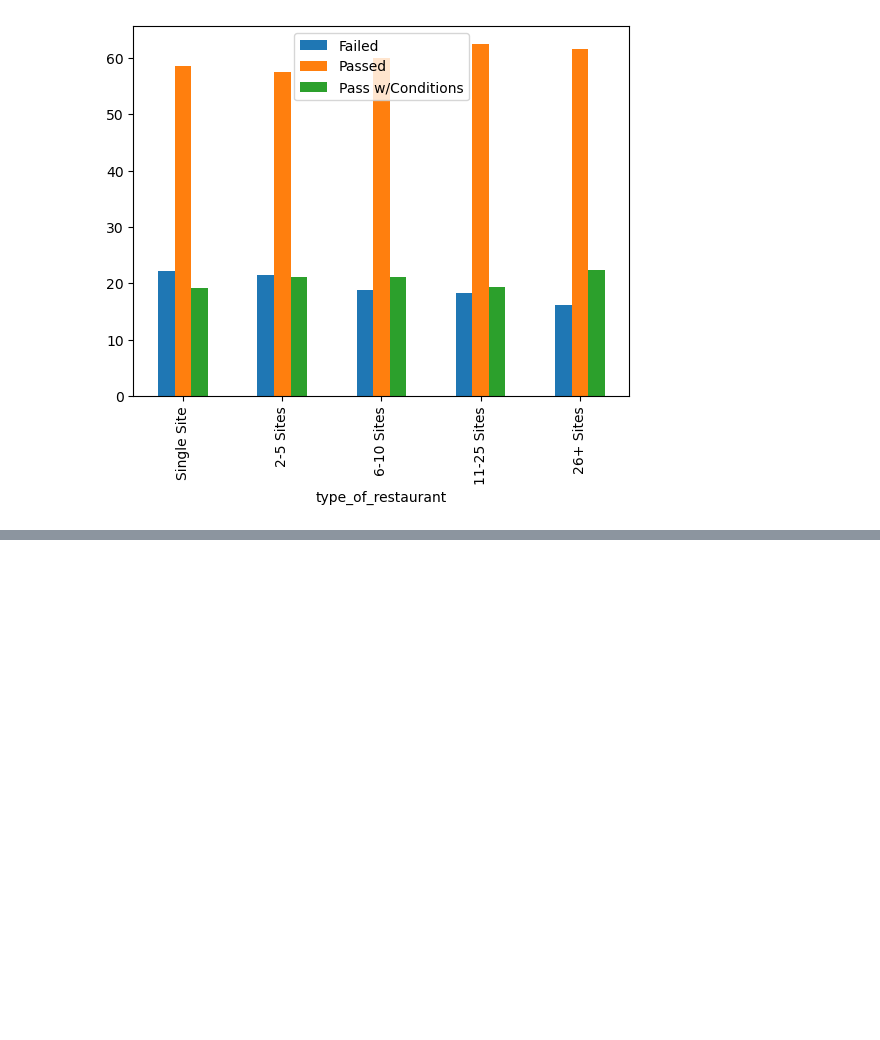
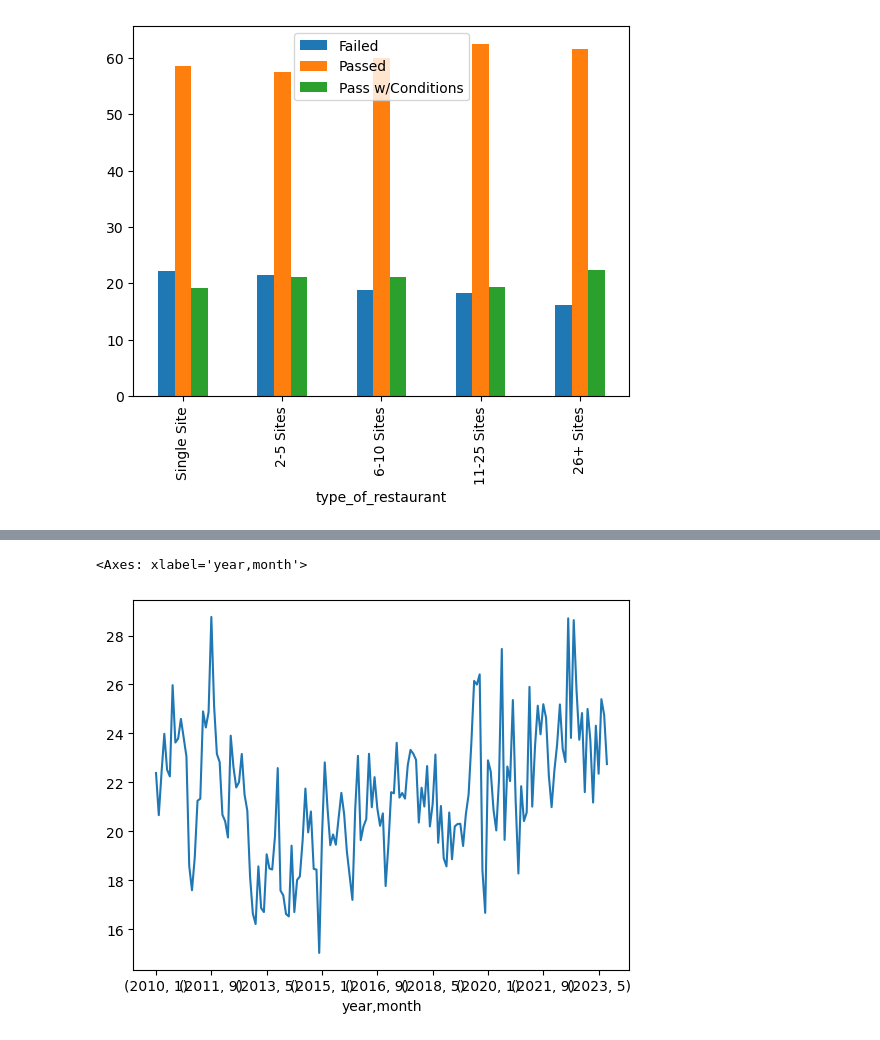
Before and after one commit to ejw-data/proj-food-inspections, a Jupyter notebook: feature_analysis.ipynb, the cells around one changed output, grey strips where cells are left out. Saved outputs shown, nothing was run; the diff lists cells and outputs as text; code cells hidden in the pictures; blank space fills up the shorter version.

```diff
--- a/feature_analysis.ipynb
+++ b/feature_analysis.ipynb
@@ -583,0 +579,9 @@ df.sort_values(by='percent_fail', ascending=False)
+# %%
+# 10 - line chart percent fail over time
+results_total = restaurant_df.groupby(['year','month']).count()['original_index']
+results_failed = restaurant_df[restaurant_df['results'] == 'Fail'].groupby(['year','month']).count()['original_index']
+failed = results_failed/results_total * 100
+failed.plot()
+# %% [output]
+<Axes: xlabel='year,month'>
+[figure, added]
```
Also changed, not shown: parts of 15 cells of this notebook, 1 other file.
